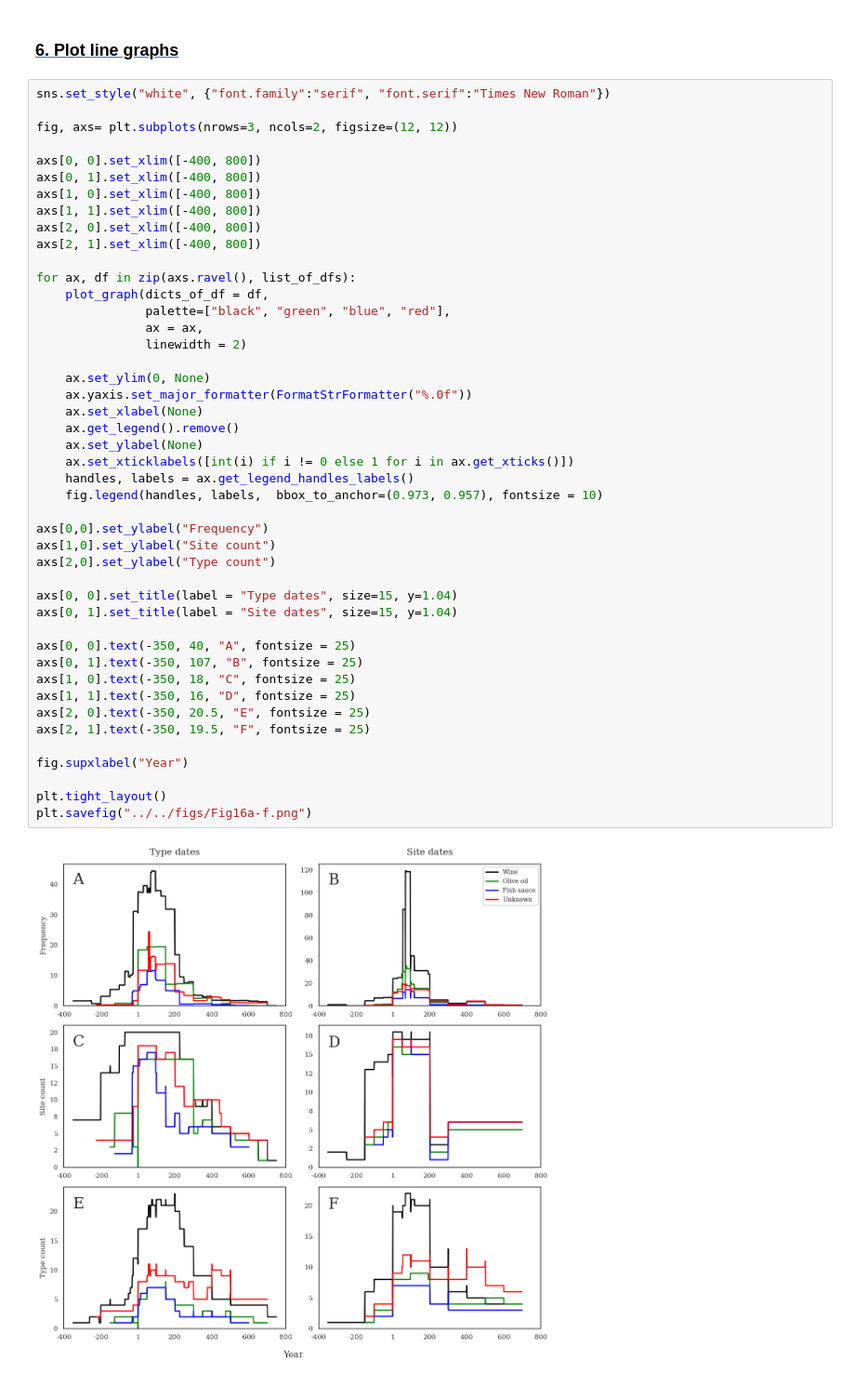
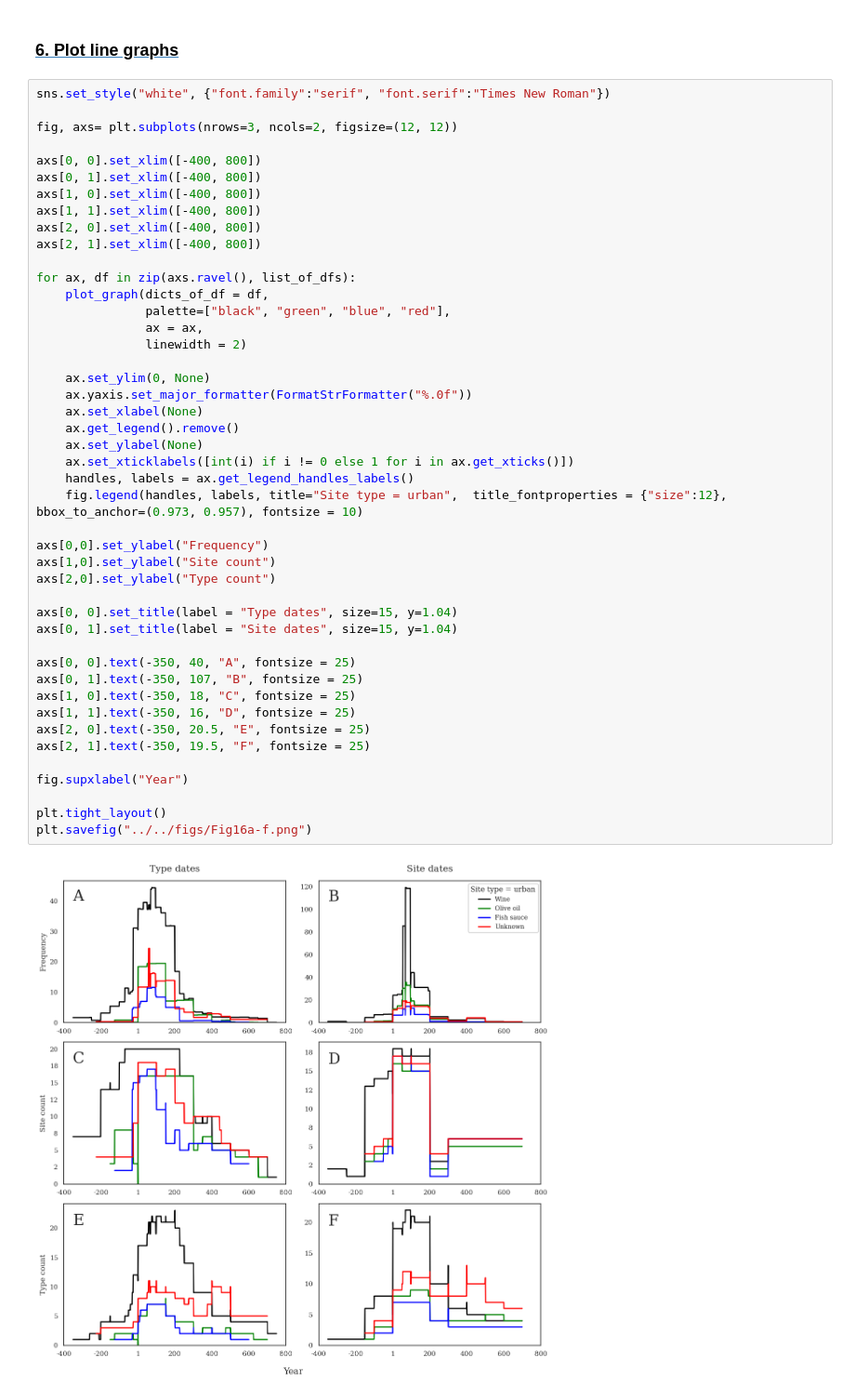
Before and after one commit to Tom-Brughmans/Sonata, a Jupyter notebook: src/application/Figs16a-f.ipynb, the cells around one changed output. Shown at 93% size. Cells and saved outputs as stored; diff of their text form.

```diff
--- a/src/application/Figs16a-f.ipynb
+++ b/src/application/Figs16a-f.ipynb
@@ -134,32 +134,32 @@ for ax, df in zip(axs.ravel(), list_of_dfs):
                ax = ax,
                linewidth = 2)
 
     ax.set_ylim(0, None)
     ax.yaxis.set_major_formatter(FormatStrFormatter("%.0f"))
     ax.set_xlabel(None)
     ax.get_legend().remove()
     ax.set_ylabel(None)
     ax.set_xticklabels([int(i) if i != 0 else 1 for i in ax.get_xticks()])
     handles, labels = ax.get_legend_handles_labels()
-    fig.legend(handles, labels,  bbox_to_anchor=(0.973, 0.957), fontsize = 10)
+    fig.legend(handles, labels, title="Site type = urban",  title_fontproperties = {"size":12}, bbox_to_anchor=(0.973, 0.957), fontsize = 10)
 
 axs[0,0].set_ylabel("Frequency")
 axs[1,0].set_ylabel("Site count")
 axs[2,0].set_ylabel("Type count")
 
 axs[0, 0].set_title(label = "Type dates", size=15, y=1.04)
 axs[0, 1].set_title(label = "Site dates", size=15, y=1.04)
 
 axs[0, 0].text(-350, 40, "A", fontsize = 25)
 axs[0, 1].text(-350, 107, "B", fontsize = 25)
 axs[1, 0].text(-350, 18, "C", fontsize = 25)
 axs[1, 1].text(-350, 16, "D", fontsize = 25)
 axs[2, 0].text(-350, 20.5, "E", fontsize = 25)
 axs[2, 1].text(-350, 19.5, "F", fontsize = 25)
 
 fig.supxlabel("Year")
 
 plt.tight_layout()
 plt.savefig("../../figs/Fig16a-f.png")
 # %% [output]
-[figure, old version]
+[figure, new version]
```
Also changed, not shown: 9 other files.
